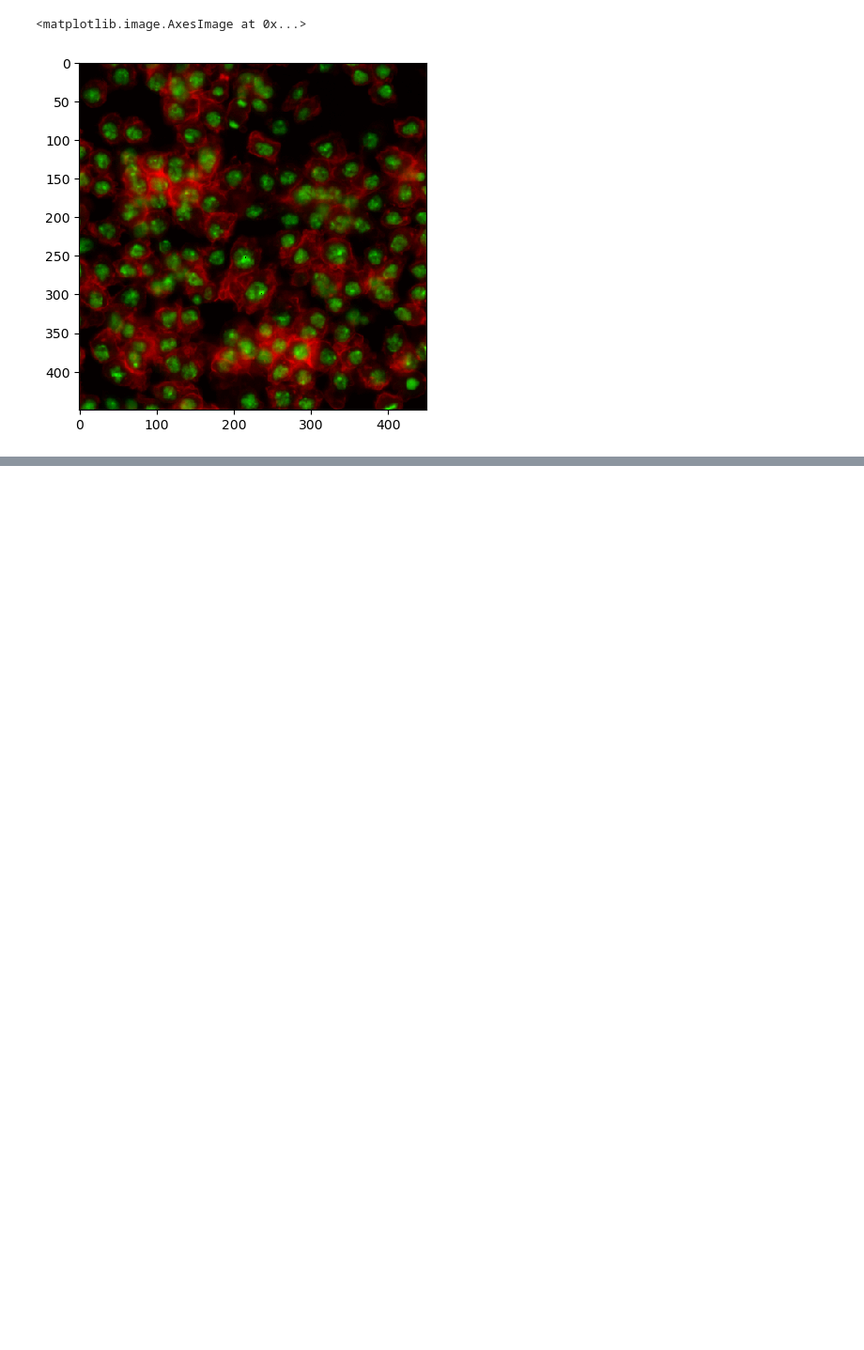
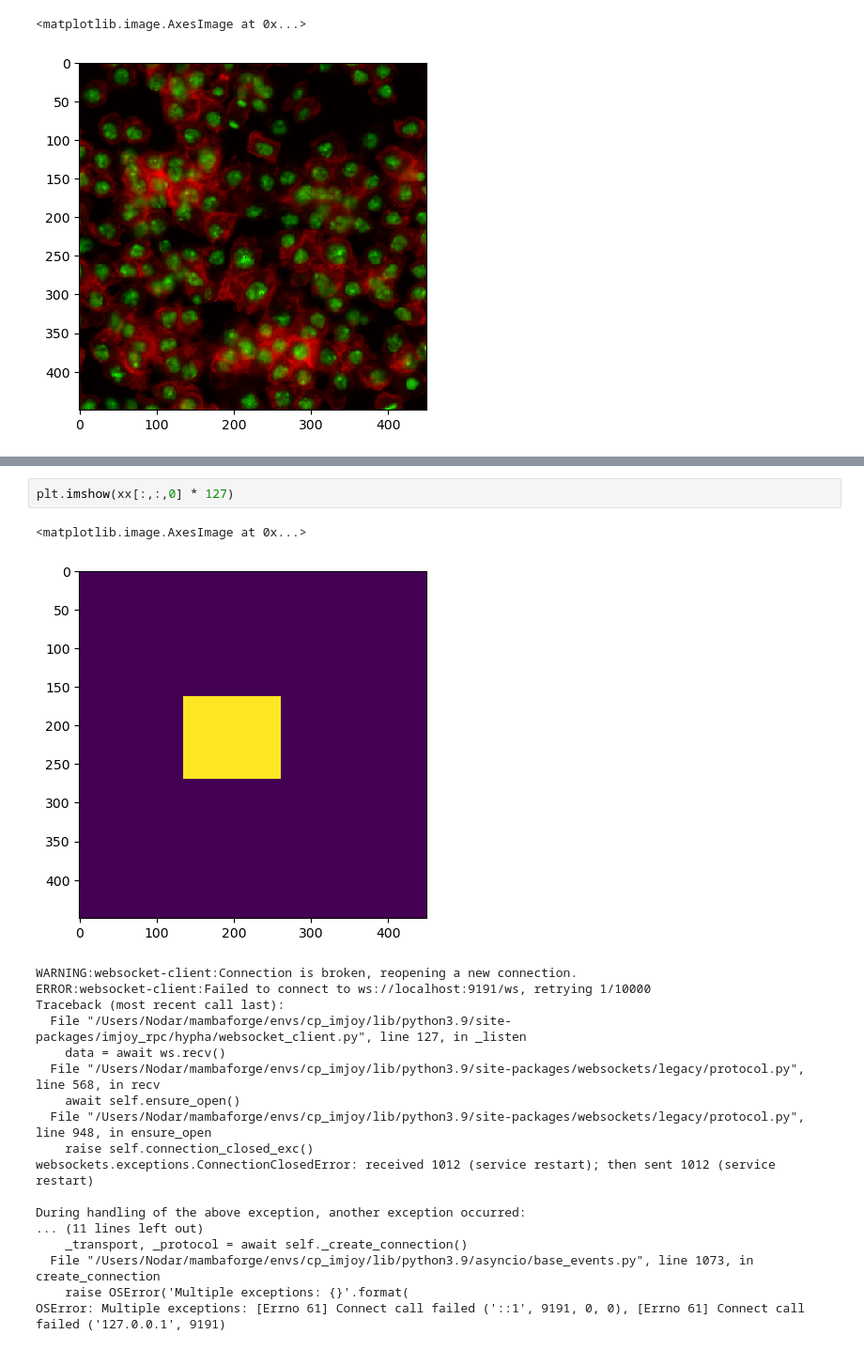
Before and after one commit to piximi/piximi-beta, a Jupyter notebook: scripts/hypha.ipynb, the cells around one changed output, grey strips where cells are left out. Shown: that part at 94% size. Saved outputs shown, nothing was run; the diff lists cells and outputs as text; blank space fills up the shorter version.

```diff
--- a/scripts/hypha.ipynb
+++ b/scripts/hypha.ipynb
@@ -123 +132,23 @@ piximi_send_svc = piximi_server.register_service({
+# %%
+plt.imshow(xx[:,:,0] * 127)
+# %% [output]
+<matplotlib.image.AxesImage at 0x...>
+[figure, added]
+WARNING:websocket-client:Connection is broken, reopening a new connection.
+ERROR:websocket-client:Failed to connect to ws://localhost:9191/ws, retrying 1/10000
+Traceback (most recent call last):
+  File "/Users/Nodar/mambaforge/envs/cp_imjoy/lib/python3.9/site-packages/imjoy_rpc/hypha/websocket_client.py", line 127, in _listen
+    data = await ws.recv()
+  File "/Users/Nodar/mambaforge/envs/cp_imjoy/lib/python3.9/site-packages/websockets/legacy/protocol.py", line 568, in recv
+    await self.ensure_open()
+  File "/Users/Nodar/mambaforge/envs/cp_imjoy/lib/python3.9/site-packages/websockets/legacy/protocol.py", line 948, in ensure_open
+    raise self.connection_closed_exc()
+websockets.exceptions.ConnectionClosedError: received 1012 (service restart); then sent 1012 (service restart)
+
+During handling of the above exception, another exception occurred:
+... (11 lines left out)
+    _transport, _protocol = await self._create_connection()
+  File "/Users/Nodar/mambaforge/envs/cp_imjoy/lib/python3.9/asyncio/base_events.py", line 1073, in create_connection
+    raise OSError('Multiple exceptions: {}'.format(
+OSError: Multiple exceptions: [Errno 61] Connect call failed ('::1', 9191, 0, 0), [Errno 61] Connect call failed ('127.0.0.1', 9191)
 # %%
```
Also changed, not shown: parts of 17 cells of this notebook.
